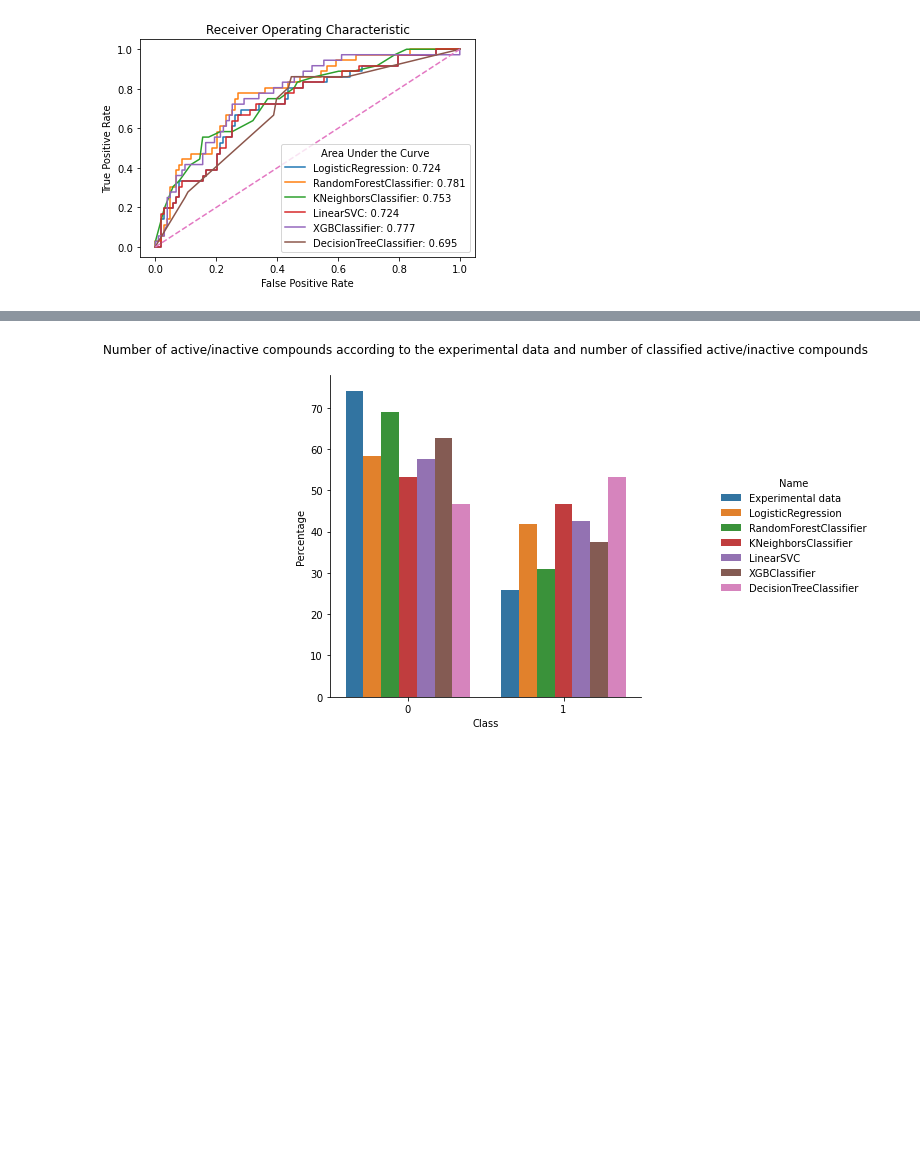
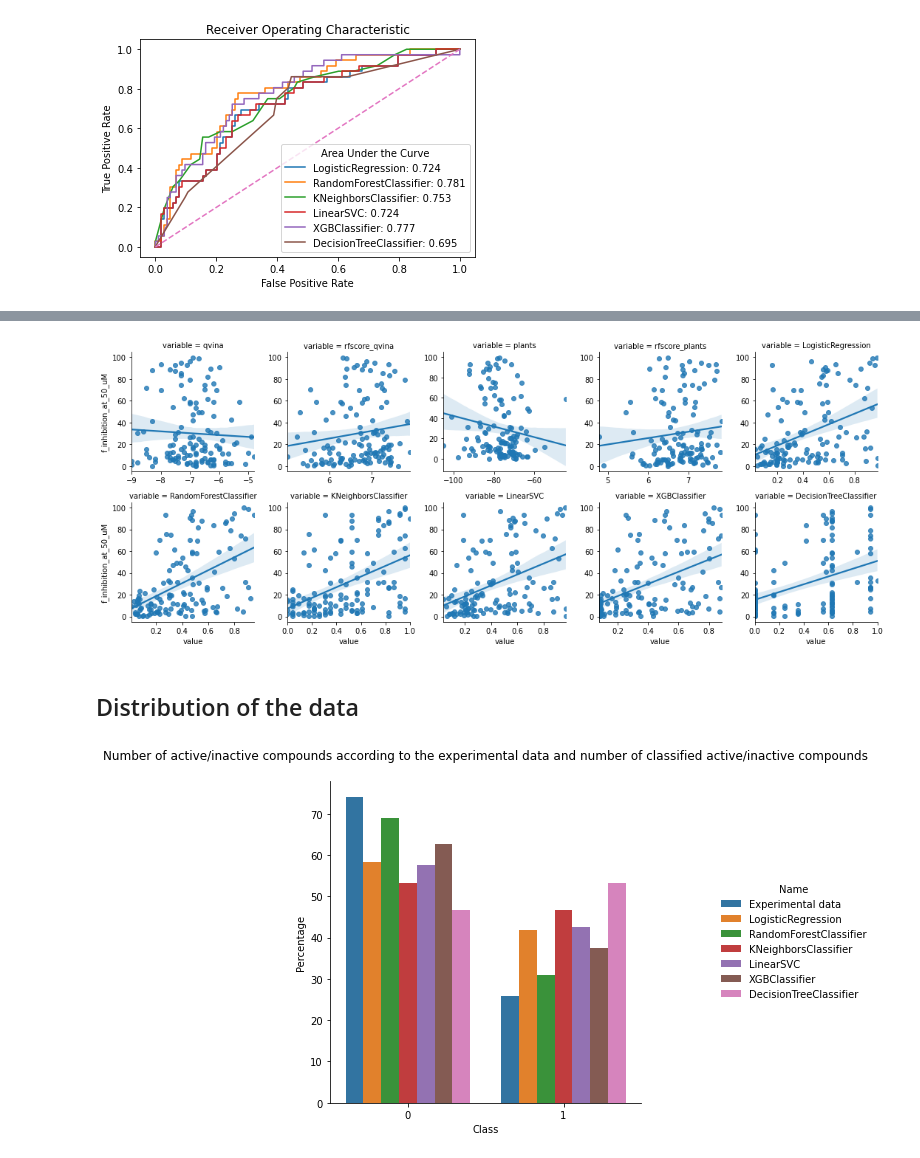
Before and after one commit to caiocrocha/SarsCov2Classifier, a Jupyter notebook: notebooks/ML_pipeline.ipynb, the cells around one changed output, grey strips where cells are left out. Drawn from its saved outputs; the diff is of its cells as text; code cells hidden in the pictures; blank space fills up the shorter version.

```diff
--- a/notebooks/ML_pipeline.ipynb
+++ b/notebooks/ML_pipeline.ipynb
@@ -316,0 +379,20 @@ DecisionTreeClassifier  0.70    0.67    0.67
+# %%
+from scipy.stats import spearmanr
+
+activity = pd.read_csv('activity_data.csv')
+docking = pd.read_csv('docking.csv')
+
+df = pd.merge(activity[['CID', 'f_inhibition_at_50_uM']], docking, on=['CID'])
+df = pd.merge(df, probas, on=['CID'])
+
+spearman = []
+for model_name in classifiers:
+    r, pvalue = spearmanr(df[model_name], df['f_inhibition_at_50_uM'])
+    spearman.append([model_name, r, pvalue])
+
+for SF in docking.columns.tolist()[1:]:
+    r, pvalue = spearmanr(df[SF], df['f_inhibition_at_50_uM'])
+    spearman.append([SF, r, pvalue])
+
+spearman = pd.DataFrame(spearman, columns=['SF', 'spearman_r', 'p_value'])
+spearman
@@ -317,3 +411,13 @@ DecisionTreeClassifier  0.70    0.67    0.67
+# %%
+melt = pd.melt(df, id_vars=['CID','f_inhibition_at_50_uM'], value_vars=docking.columns.tolist()[1:]+classifiers)
+g = sns.FacetGrid(data=melt, col='variable', sharey=False, sharex=False, col_wrap=5)
+g.map(sns.regplot, 'value', 'f_inhibition_at_50_uM')
+plt.savefig('figures/regression.png', dpi=200)
+# %% [output]
+[figure, added]
+# %% [markdown]
+<a id='distribution'></a>
+## Distribution of the data
 # %%
 def percentage_dist(values):
     values = pd.Series(values, name='values')
```
Also changed, not shown: parts of 15 cells of this notebook, 6 other files.
